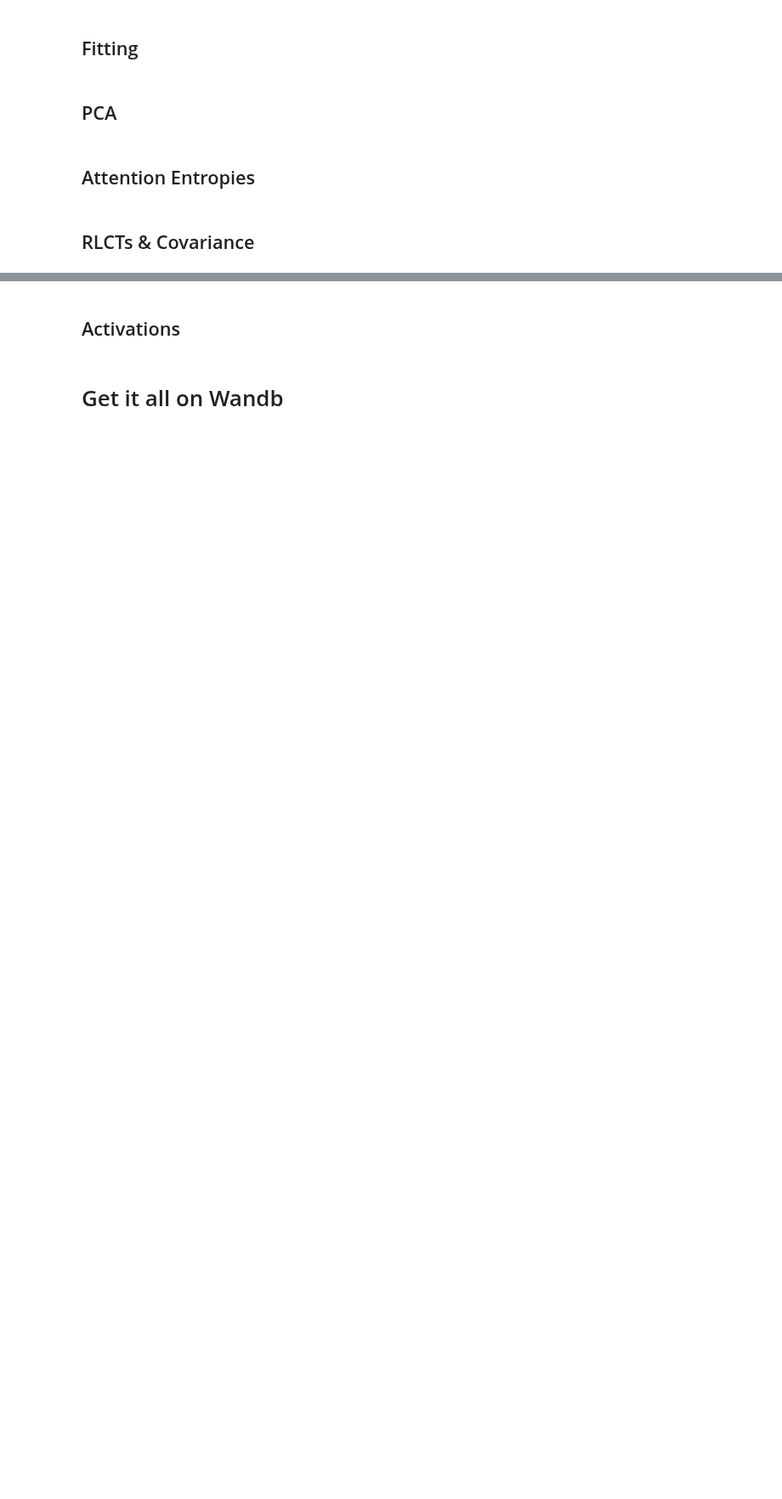
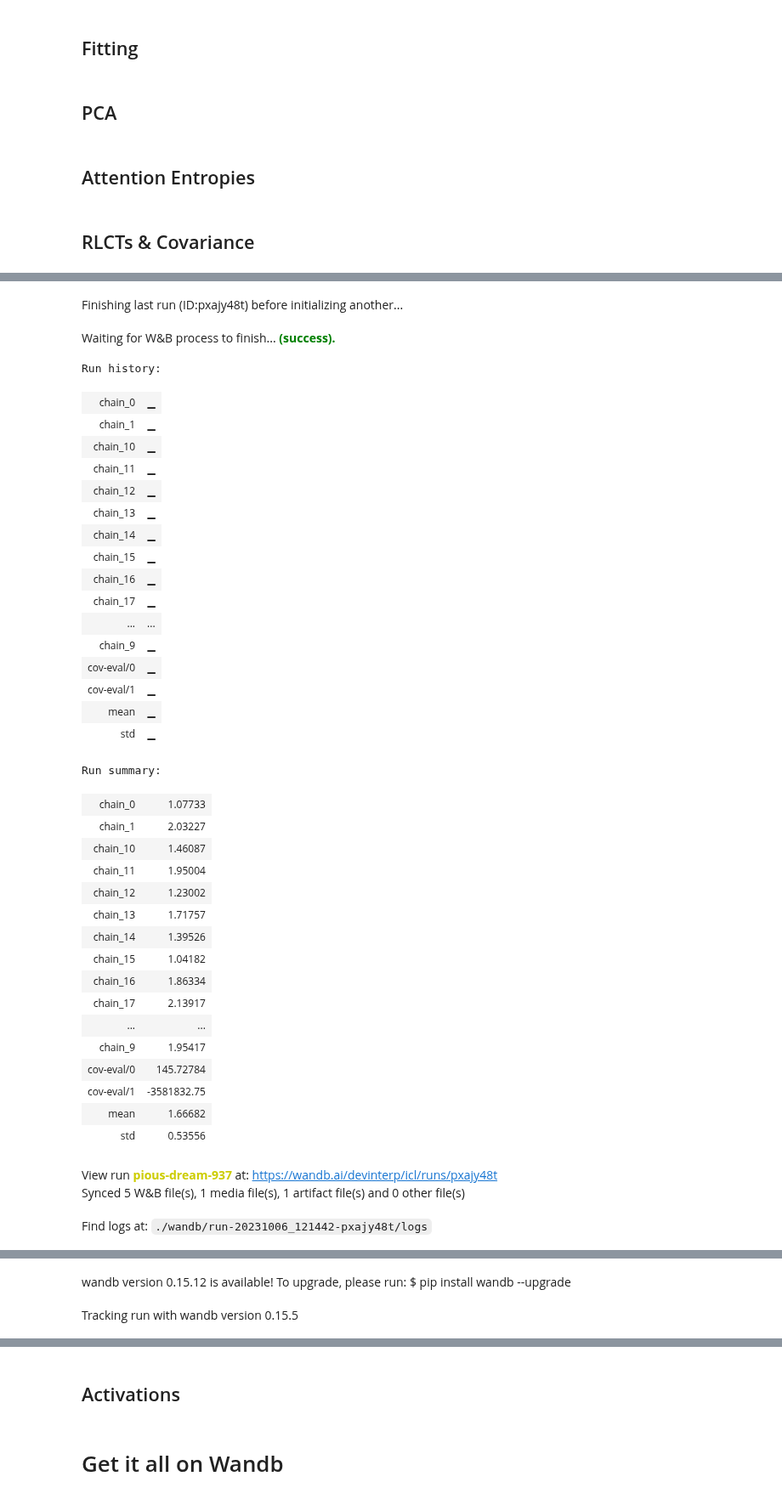
Before and after one commit to timaeus-research/icl, a Jupyter notebook: notebooks/small-model-report.ipynb, the cells around one changed output, grey strips where cells are left out. Shown at 85% size. Saved outputs shown, nothing was run; the diff lists cells and outputs as text; code cells hidden in the pictures; blank space fills up the shorter version.

```diff
--- a/notebooks/small-model-report.ipynb
+++ b/notebooks/small-model-report.ipynb
@@ -684,7 +729,7 @@ def plot_attn_head_weights(head: torch.Tensor, embed_dim, head_size: int, title=
     plt.show()
 # %%
 def plot_attn_eigencomponents(evecs, evals, slug: Optional[str] = None):
-    for i in range(1, 4):
+    for i in range(1, 1 + len(evals)):
         attn0, attn1 = evecs[:evecs.shape[0]//2, -i], evecs[evecs.shape[0]//2:, -i]
 
         for layer, attn in enumerate((attn0, attn1)):
@@ -1115,10 +849,13 @@ import yaml
 from scipy.sparse.linalg import eigsh
 
 
-MS = [1, 4, 64, 2**10, 2**20]
-STEPS = [9003, 10204, 11767, 15381, 20104, 20408, 26279, 30612] #[0, 1_805, 3_084, 15_381, 26_279, 100_262, 153_061, 193_877, 255_102, 306_122, 408_163]
+MS = [config.task_config.num_tasks for config in configs] # [1, 4, 64, 2**10, 2**20]
+STEPS = checkpointer.file_ids
+K = 2
 
 for m in MS:
+    wandb.init(entity="devinterp", project="icl")
+
     gc.collect()
     torch.cuda.empty_cache()
 
@@ -1155,39 +892,77 @@ for m in MS:
         print(f"Loaded observables from previous step {min_step} from {ANALYSIS / f'cov-tmp-{slug}.pt'}")
 
     for step in STEPS:
-        if step > min_step:
-            run.model.load_state_dict(checkpointer.load_file(step)["model"])
-            observables = slt_evals(run.model)
-            torch.save((step, observables), ANALYSIS / f"cov-tmp-{slug}.pt")
+        # if step > min_step:
+        run.model.load_state_dict(checkpointer.load_file(step)["model"])
+        observables = slt_evals(run.model)
+        torch.save((step, observables), ANALYSIS / f"cov-tmp-{slug}.pt")
 
         cov = observables.pop("covariance")
-        evals, evecs = eigsh(cov, k=3, which='LM')
+        evals, evecs = eigsh(cov, k=K, which='LM')
 
-        for i in range(1, 4):
+        for i in range(1, 1+K):
             observables[f"cov-eval/{i-1}"] = evals[-i]
 
         observables_over_time.append(observables)
         del cov
         pp(observables)
         plot_attn_eigencomponents(evecs, evals, slug=slug + f"@t={step}")
 
     plot_cov_evals_over_time(
         STEPS,
-        [o["cov-eval/0"] for o in observables_over_time],
-        [o["cov-eval/1"] for o in observables_over_time],
-        [o["cov-eval/2"] for o in observables_over_time],
+        *[[o[f"cov-eval/{k}"] for o in observables_over_time] for k in K],
         title=run.config.to_latex(),
         save=FIGURES / f"cov-eval-of-t-{slug}.png"
     )
 
     plot_learning_coeff_over_time(
         STEPS,
         [o["mean"] for o in observables_over_time],
         [o["std"] for o in observables_over_time],
         title=run.config.to_latex(),
         save=FIGURES / f"lc-of-t-{slug}.png"
     )
 
     observables_df = pd.DataFrame(observables_over_time)
     observables_df.to_csv(ANALYSIS / f"cov/cov-{slug}.csv")
     os.remove(ANALYSIS / f"cov-tmp-{slug}.pt")
+# %% [output]
+Finishing last run (ID:pxajy48t) before initializing another...
+Waiting for W&B process to finish... (success).
+Run history:
+| chain_0 | ▁ |
+| chain_1 | ▁ |
+| chain_10 | ▁ |
+| chain_11 | ▁ |
+| chain_12 | ▁ |
+| chain_13 | ▁ |
+| chain_14 | ▁ |
+| chain_15 | ▁ |
+| chain_16 | ▁ |
+| chain_17 | ▁ |
+| ... | ... |
+| chain_9 | ▁ |
+| cov-eval/0 | ▁ |
+| cov-eval/1 | ▁ |
+| mean | ▁ |
+| std | ▁ |
+Run summary:
+| chain_0 | 1.07733 |
+| chain_1 | 2.03227 |
+| chain_10 | 1.46087 |
+| chain_11 | 1.95004 |
+| chain_12 | 1.23002 |
+| chain_13 | 1.71757 |
+| chain_14 | 1.39526 |
+| chain_15 | 1.04182 |
+| chain_16 | 1.86334 |
+| chain_17 | 2.13917 |
+| ... | ... |
+| chain_9 | 1.95417 |
+| cov-eval/0 | 145.72784 |
+| cov-eval/1 | -3581832.75 |
+| mean | 1.66682 |
+| std | 0.53556 |
+View run pious-dream-937 at: https://wandb.ai/devinterp/icl/runs/pxajy48t
+Synced 5 W&B file(s), 1 media file(s), 1 artifact file(s) and 0 other file(s)
+Find logs at: ./wandb/run-20231006_121442-pxajy48t/logs
@@ -1193,0 +970,2 @@ for m in MS:
+wandb version 0.15.12 is available! To upgrade, please run: $ pip install wandb --upgrade
+Tracking run with wandb version 0.15.5
```
Also changed, not shown: parts of 14 cells of this notebook, 4 other files.
